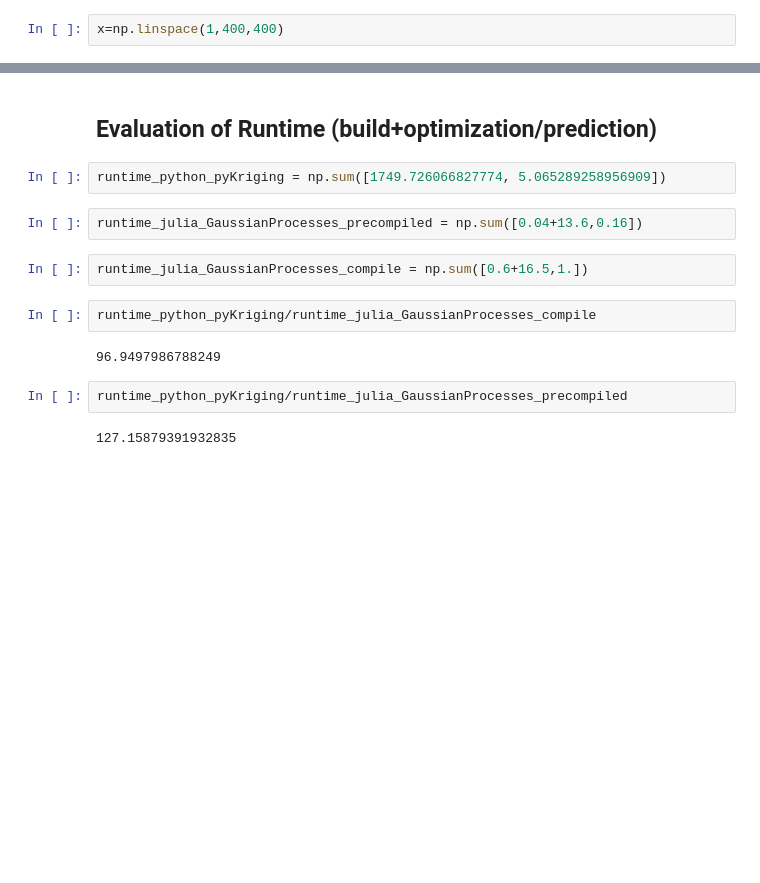
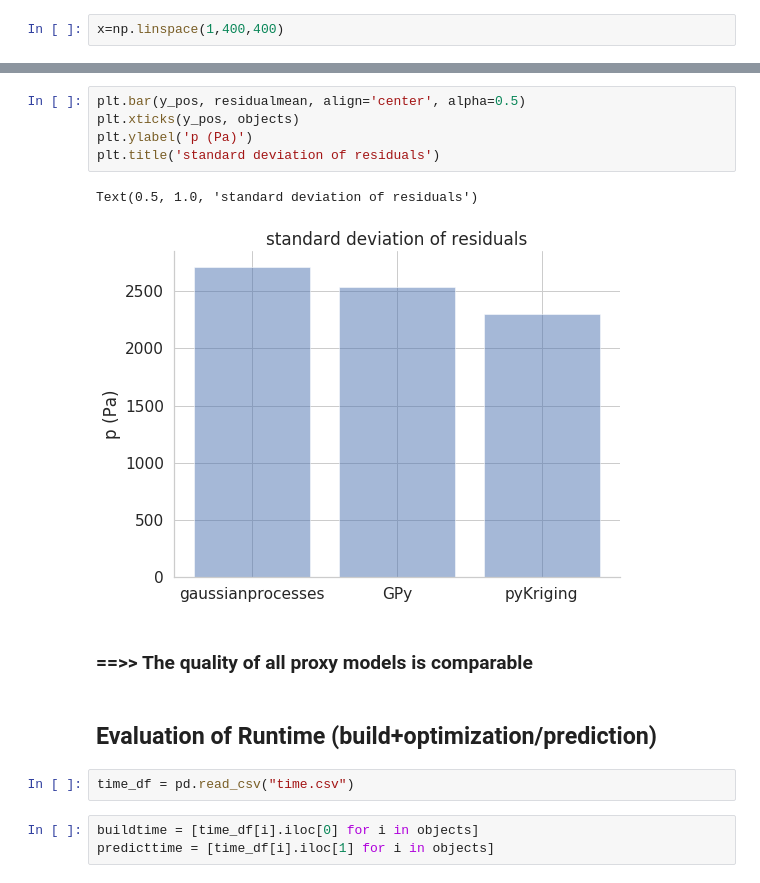
Before and after one commit to joergbuchwald/geostatstest, a Jupyter notebook: evaluate.ipynb, the cells around one changed output, grey strips where cells are left out. Drawn from its saved outputs; the diff is of its cells as text; blank space fills up the shorter version.

```diff
--- a/evaluate.ipynb
+++ b/evaluate.ipynb
@@ -39,16 +74,17 @@ np.std(y_real-y_pred_python)
+# %%
+plt.bar(y_pos, residualmean, align='center', alpha=0.5)
+plt.xticks(y_pos, objects)
+plt.ylabel('p (Pa)')
+plt.title('standard deviation of residuals')
+# %% [output]
+Text(0.5, 1.0, 'standard deviation of residuals')
+[figure, added]
+# %% [markdown]
+### ==>> The quality of all proxy models is comparable
 # %% [markdown]
 ## Evaluation of Runtime (build+optimization/prediction)
-# %%
-runtime_python_pyKriging = np.sum([1749.726066827774, 5.065289258956909])
-# %%
-runtime_julia_GaussianProcesses_precompiled = np.sum([0.04+13.6,0.16])
-# %%
-runtime_julia_GaussianProcesses_compile = np.sum([0.6+16.5,1.])
-# %%
-runtime_python_pyKriging/runtime_julia_GaussianProcesses_compile
-# %% [output]
-96.9497986788249
-# %%
-runtime_python_pyKriging/runtime_julia_GaussianProcesses_precompiled
-# %% [output]
-127.15879391932835
+# %%
+time_df = pd.read_csv("time.csv")
+# %%
+buildtime = [time_df[i].iloc[0] for i in objects]
+predicttime = [time_df[i].iloc[1] for i in objects]
```
Also changed, not shown: parts of 22 cells of this notebook, 14 other files.
